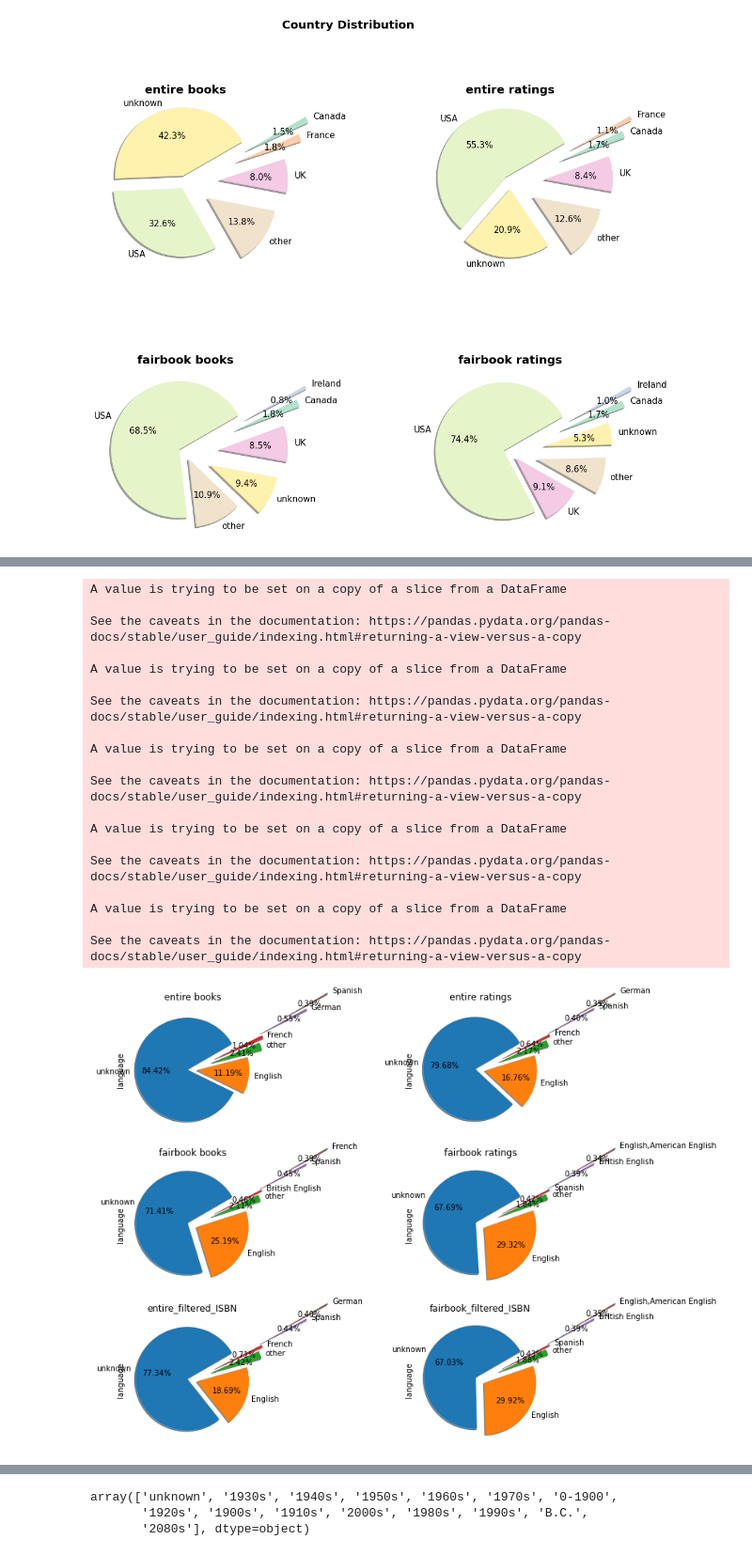
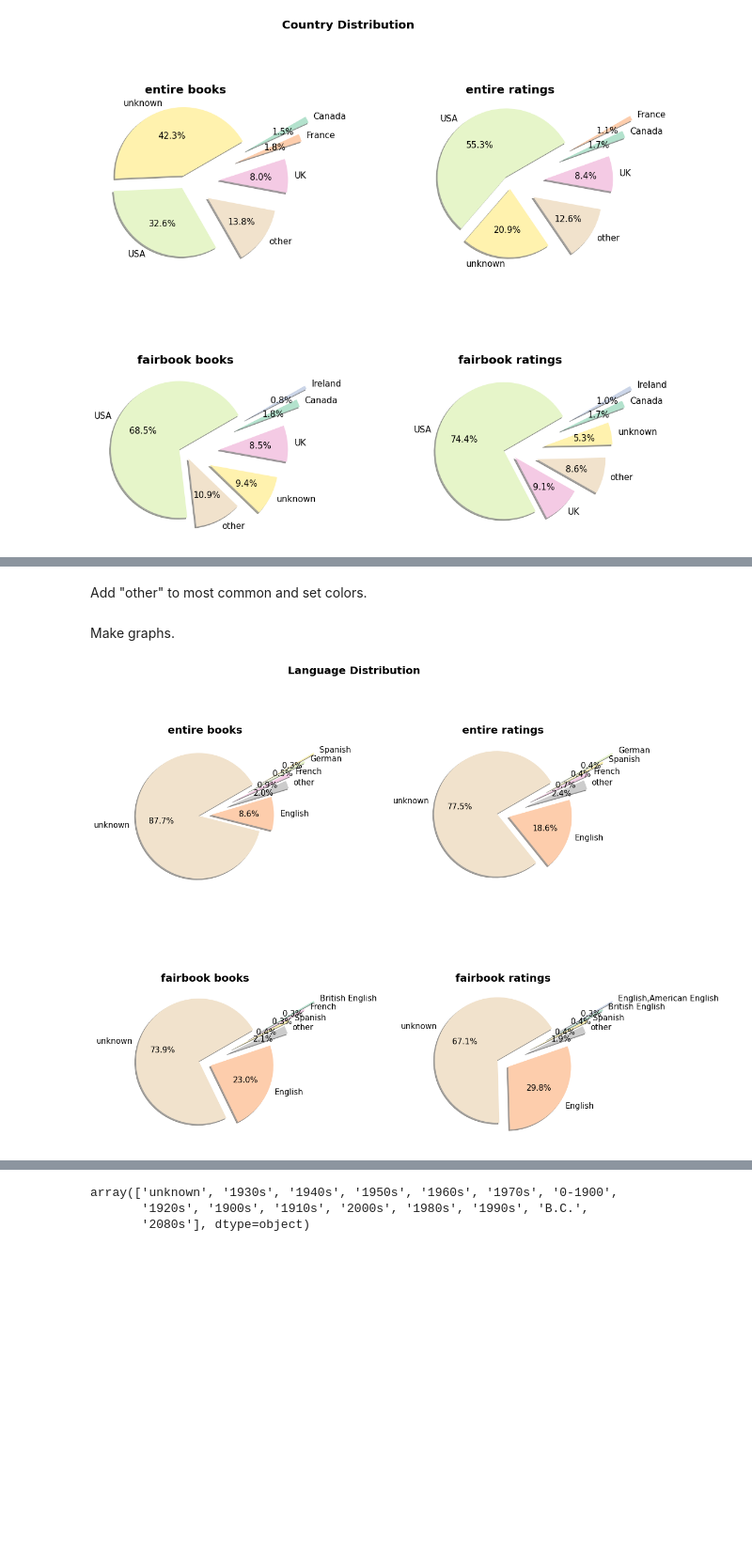
Before and after one commit to SavvinaDaniil/EnrichBookCrossing, a Jupyter notebook: B. Data Analysis.ipynb, the cells around one changed output, grey strips where cells are left out. Shown at 94% size. Drawn from its saved outputs; the diff is of its cells as text; code cells hidden in the pictures; blank space fills up the shorter version.

```diff
--- a/B. Data Analysis.ipynb
+++ b/B. Data Analysis.ipynb
@@ -249,0 +277,5 @@ most_common_5 = [x[0] for x in Counter(fairbook_ratings.country).most_common()[:
+# %%
+all_most_common = []
+for df in dfs:
+    most_common_5 = [x[0] for x in Counter(df.language).most_common()[:5]] # most common languages for this dataset
+    all_most_common.append(most_common_5)
@@ -249,0 +293,2 @@ most_common_5 = [x[0] for x in Counter(fairbook_ratings.country).most_common()[:
+# %%
+unique_common_languages = list(np.unique(list(chain(*all_most_common))))
@@ -250,47 +312,35 @@ most_common_5 = [x[0] for x in Counter(fairbook_ratings.country).most_common()[:
+# %% [markdown]
+Add "other" to most common and set colors.
+# %%
+unique_common_languages.append("other")
+# %%
+colors = {}
+i = 0
+for language_value in unique_common_languages: #entire_books definitely contains all possible values
+    colors[language_value] = color_map[i]
+    i+=1
+# %% [markdown]
+Make graphs.
 # %%
-fig, axes = plt.subplots(nrows=3, ncols=2,figsize=(10,10))
+fig, axes = plt.subplots(nrows=2, ncols=2,figsize=(15,15))
 for i in range(len(dfs)):
-
-    df = dfs[i].copy()
-    most_common_5 = [x[0] for x in Counter(df.language).most_common()[:5]]
-    df["language"][df.language.isin(most_common_5) == False] = "other"
-
-
     j1 = np.divide(i,2)
     j2 = np.mod(i,2)
-    df.language.value_counts().plot(kind="pie",autopct='%.2f%%',explode=(0.1, 0.1, 0.4,0.5, 1.5,2), shadow=True
-                                      , startangle=30, ax=axes[int(j1),int(j2)])
-    #,
-     #                              colors=[colors[v] for v in df['country'].value_counts().keys()])
+    dfs[i].language.value_counts().plot(kind="pie",autopct='%1.1f%%',explode=(0.1, 0.1, 0.4,0.5, 0.8,1), shadow=True
+                                      , startangle=30, ax=axes[int(j1),int(j2)],
+                                      textprops={'color':'black', 'fontsize':15},
+                                     colors=[colors[v] for v in dfs[i]['language'].value_counts().keys()])
     axes[int(j1),int(j2)].tick_params(labelrotation=0)
-    axes[int(j1),int(j2)].title.set_text(dfs_names[i])
+    axes[int(j1),int(j2)].set_title(dfs_names[i],fontdict={'fontsize':20, 'weight':'bold'})
+    axes[int(j1),int(j2)].set_ylabel('')
 plt.subplots_adjust(left=0.1,
                     bottom=0.1,
                     right=0.9,
                     top=0.9,
                     wspace=0.9,
                     hspace=0.2)
-#fig.tight_layout()
-#fig.suptitle("Gender Distribution")
+
+fig.suptitle('Language Distribution',fontsize = 20, weight="bold")
 fig.show()
 # %% [output]
-A value is trying to be set on a copy of a slice from a DataFrame
-
-See the caveats in the documentation: https://pandas.pydata.org/pandas-docs/stable/user_guide/indexing.html#returning-a-view-versus-a-copy
-
-A value is trying to be set on a copy of a slice from a DataFrame
-
-See the caveats in the documentation: https://pandas.pydata.org/pandas-docs/stable/user_guide/indexing.html#returning-a-view-versus-a-copy
-
-A value is trying to be set on a copy of a slice from a DataFrame
-
-See the caveats in the documentation: https://pandas.pydata.org/pandas-docs/stable/user_guide/indexing.html#returning-a-view-versus-a-copy
-
-A value is trying to be set on a copy of a slice from a DataFrame
-
-See the caveats in the documentation: https://pandas.pydata.org/pandas-docs/stable/user_guide/indexing.html#returning-a-view-versus-a-copy
-
-A value is trying to be set on a copy of a slice from a DataFrame
-
-See the caveats in the documentation: https://pandas.pydata.org/pandas-docs/stable/user_guide/indexing.html#returning-a-view-versus-a-copy
-[figure, old version]
+[figure, new version]
```
Also changed, not shown: parts of 74 cells of this notebook.
